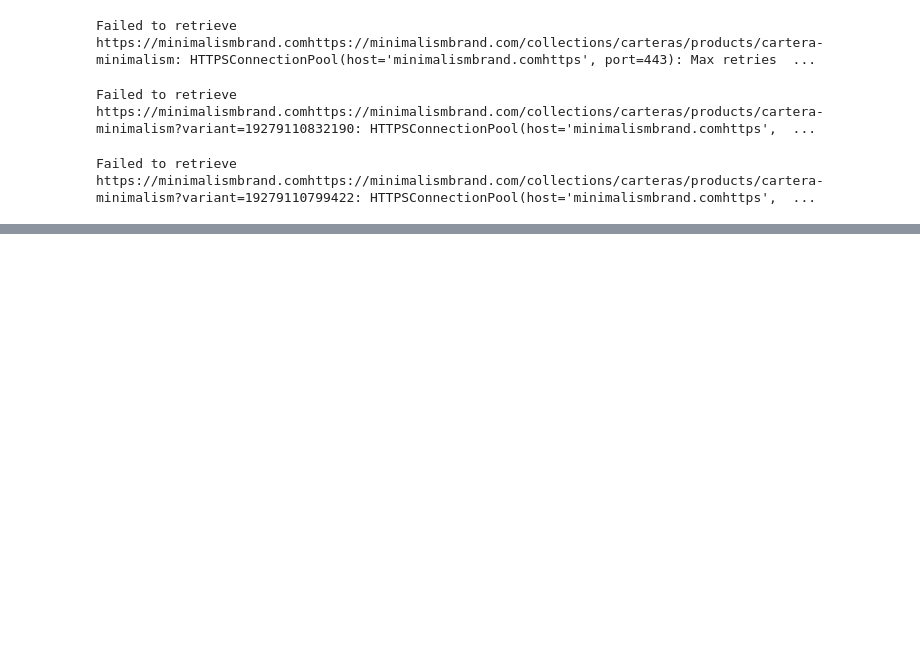
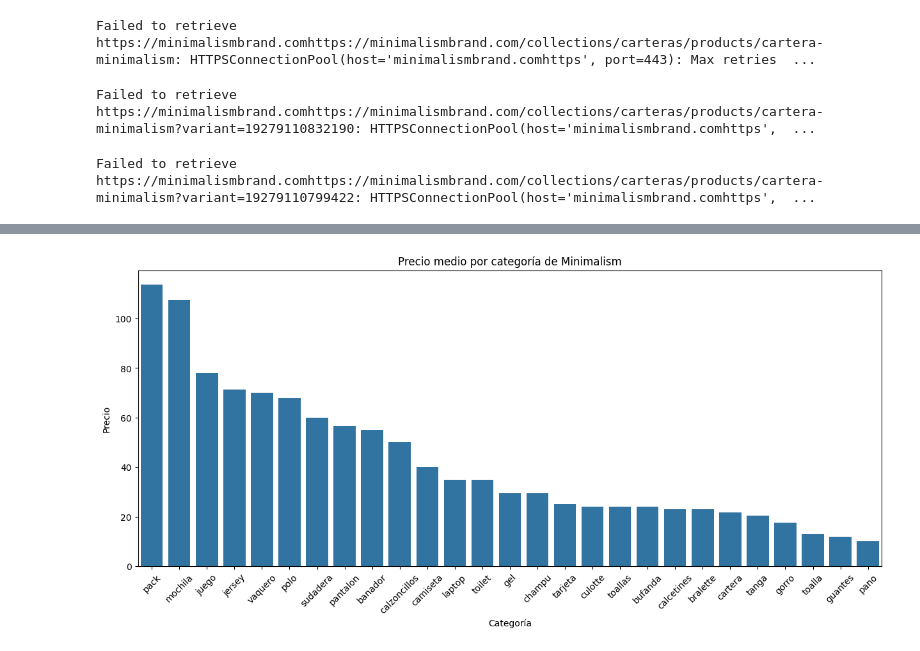
Before and after one commit to davfranco1/ProyectoMinimalism, a Jupyter notebook: Notebook-David.ipynb, the cells around one changed output, grey strips where cells are left out. Drawn from its saved outputs; the diff is of its cells as text; code cells hidden in the pictures; blank space fills up the shorter version.

```diff
--- a/Notebook-David.ipynb
+++ b/Notebook-David.ipynb
@@ -251,0 +203,19 @@ df_minimalism
+# %%
+df_minimalism = pd.read_csv("datos/minimalism_final.csv", index_col = 0)
+# %%
+df_minimalism_cat = df_minimalism.groupby("categoria")[["precio"]].mean().reset_index()
+# %%
+df_minimalism_cat_precio = df_minimalism_cat.sort_values(by="precio", ascending=False)
+plt.figure(figsize=(15, 6))
+
+sns.barplot(data=df_minimalism_cat, x="categoria", y="precio",
+            order=df_minimalism_cat_precio["categoria"])
+
+plt.xticks(rotation=45)
+plt.title("Precio medio por categoría de Minimalism")
+plt.xlabel("Categoría")
+plt.ylabel("Precio")
+
+plt.show()
+# %% [output]
+[figure, added]
```
Also changed, not shown: parts of 31 cells of this notebook, 5 other files.
